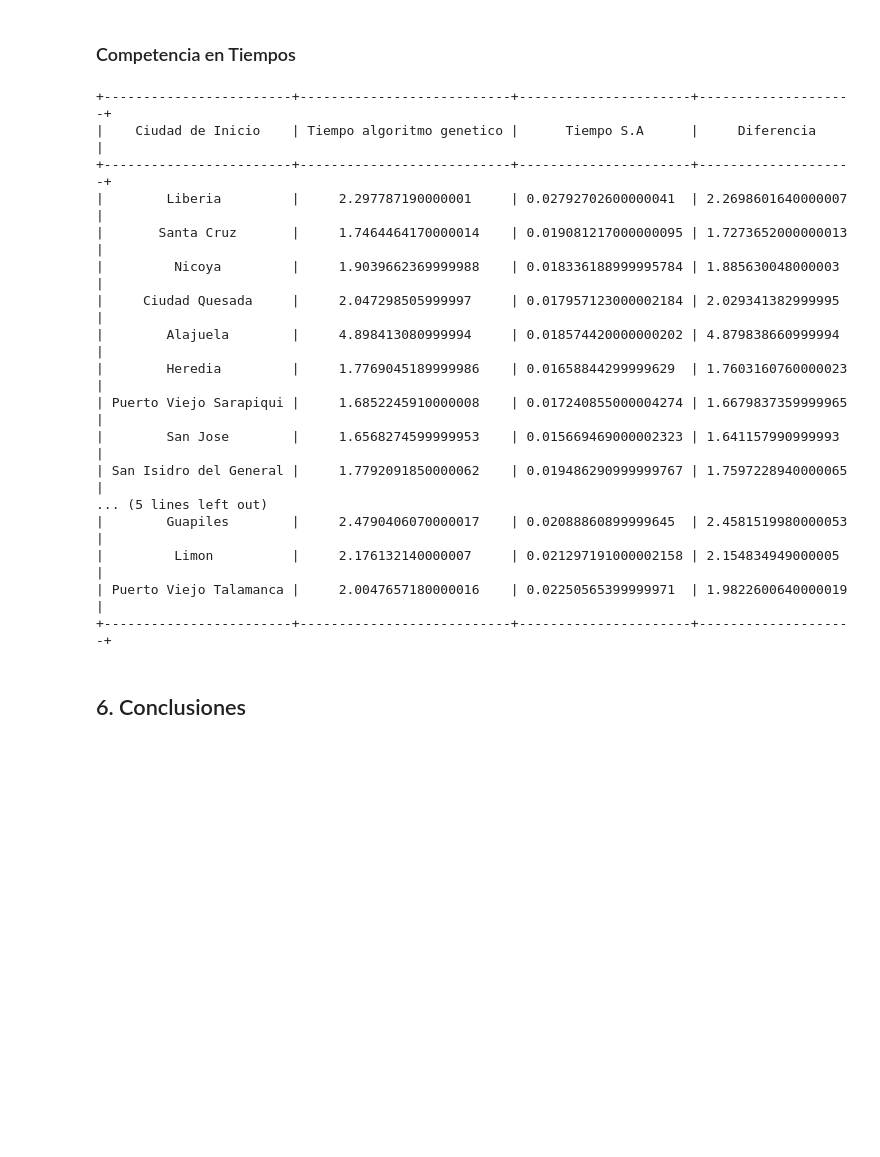
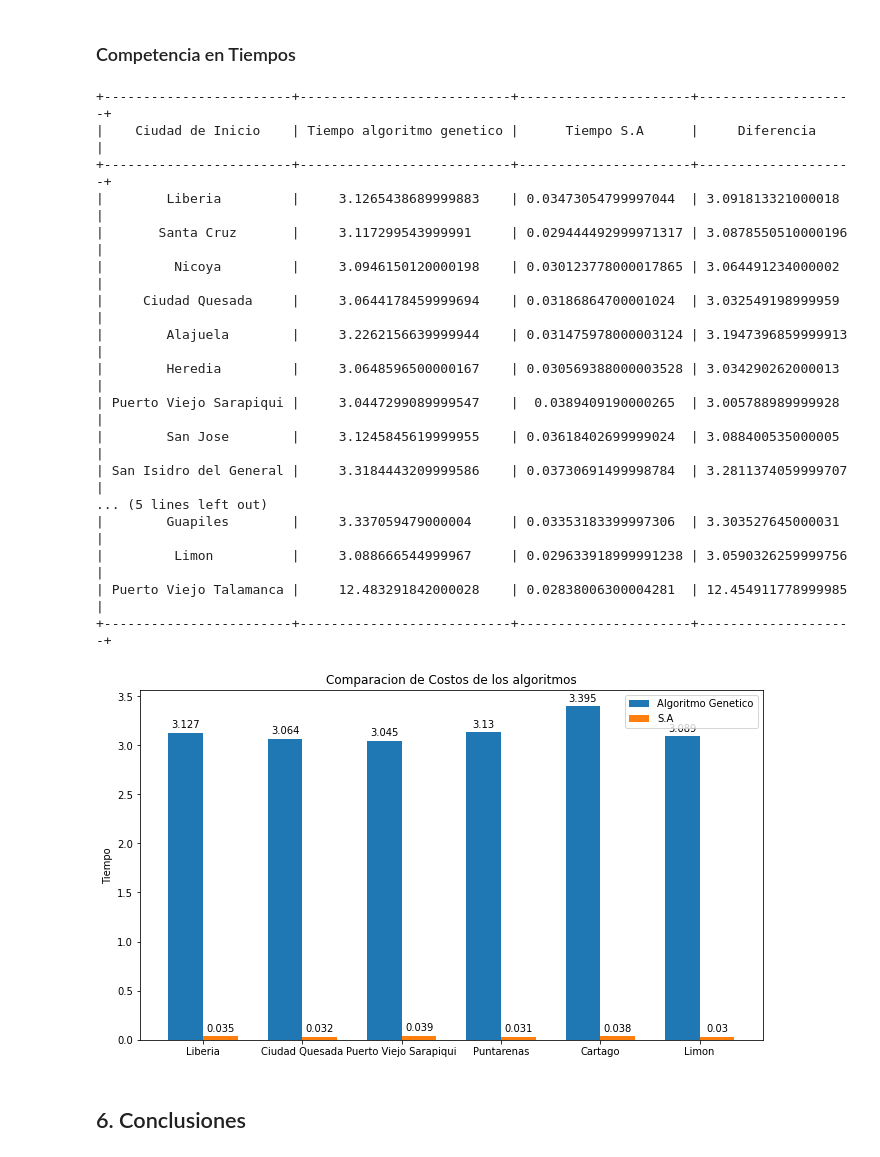
Before and after one commit to IC-3002/ic-3002-2020ii-p2-adt32, a Jupyter notebook: Cuaderno-Investigacion.ipynb, the cells around one changed output. Drawn from its saved outputs; the diff is of its cells as text; code cells hidden in the pictures; blank space fills up the shorter version.

Commit message:
Grafico de tiempo

```diff
--- a/Cuaderno-Investigacion.ipynb
+++ b/Cuaderno-Investigacion.ipynb
@@ -209,46 +226,93 @@ plt.show()
 import time
 
 #Añadir A tabla
 CANTIDAD_DE_ITERACIONES = 17
 
 #Tabla
 tabla = PrettyTable(['Ciudad de Inicio', 'Tiempo algoritmo genetico', 'Tiempo S.A', 'Diferencia'])
-
+ciudades = []
+tiempo_genetico = []
+tiempo_sa = []
 
 for i in range(0, CANTIDAD_DE_ITERACIONES):
 
     ciudad = dominioAG.cities[i]
     dominioAG = DominioAGTSP('datos/ciudades_cr.csv', ciudad)
     #Cargaremos los dominios para el S.A
     dominioSP = DominioTSP('datos/ciudades_cr.csv', ciudad)
 
 
     inicioAG = time.process_time()
     x = oag(dominioAG, 100, 0.1, 0.5, 1000)
     deltaAG = time.process_time() - inicioAG
     inicioSA = time.process_time()
     y = osa(dominioSP)
     deltaSA = time.process_time() - inicioSA
+    if i%3 == 0:
+        tiempo_genetico.append(round(deltaAG,3))
+        tiempo_sa.append(round(deltaSA,3))
+        ciudades.append(ciudad)
     tabla.add_row([ciudad,str(deltaAG),str(deltaSA),str(deltaAG-deltaSA)])
 print(tabla)
+
+
+
+x = np.arange(len(ciudades))
+
+width = 0.35
+
+fig, ax = plt.subplots()
+
+
+
+rects1 = ax.bar(x - width/2, tiempo_genetico, width, label='Algoritmo Genetico')
+
+rects2 = ax.bar(x + width/2, tiempo_sa, width, label='S.A')
+
+
+ax.set_ylabel('Tiempo')
+ax.set_title('Comparacion de Costos de los algoritmos')
+ax.set_xticks(x)
+ax.set_xticklabels(ciudades)
+
+ax.legend()
+
+def autolabel(rects):
+    """Funcion para agregar una etiqueta con el valor en cada barra"""
+    for rect in rects:
+        height = rect.get_height()
+        ax.annotate('{}'.format(height),
+                    xy=(rect.get_x() + rect.get_width() / 2, height),
+                    xytext=(0, 3),  # 3 points vertical offset
+                    textcoords="offset points",
+                    ha='center', va='bottom')
+
+autolabel(rects1)
+autolabel(rects2)
+fig.tight_layout()
+fig.set_size_inches(10, 6)
+plt.savefig('doble_barra.png')
+
+plt.show()
 # %% [output]
 +------------------------+---------------------------+----------------------+--------------------+
 |    Ciudad de Inicio    | Tiempo algoritmo genetico |      Tiempo S.A      |     Diferencia     |
 +------------------------+---------------------------+----------------------+--------------------+
-|        Liberia         |     2.297787190000001     | 0.02792702600000041  | 2.2698601640000007 |
-|       Santa Cruz       |     1.7464464170000014    | 0.019081217000000095 | 1.7273652000000013 |
-|         Nicoya         |     1.9039662369999988    | 0.018336188999995784 | 1.885630048000003  |
-|     Ciudad Quesada     |     2.047298505999997     | 0.017957123000002184 | 2.029341382999995  |
-|        Alajuela        |     4.898413080999994     | 0.018574420000000202 | 4.879838660999994  |
-|        Heredia         |     1.7769045189999986    | 0.01658844299999629  | 1.7603160760000023 |
-| Puerto Viejo Sarapiqui |     1.6852245910000008    | 0.017240855000004274 | 1.6679837359999965 |
-|        San Jose        |     1.6568274599999953    | 0.015669469000002323 | 1.641157990999993  |
-| San Isidro del General |     1.7792091850000062    | 0.019486290999999767 | 1.7597228940000065 |
+|        Liberia         |     3.1265438689999883    | 0.03473054799997044  | 3.091813321000018  |
+|       Santa Cruz       |     3.117299543999991     | 0.029444492999971317 | 3.0878550510000196 |
+|         Nicoya         |     3.0946150120000198    | 0.030123778000017865 | 3.064491234000002  |
+|     Ciudad Quesada     |     3.0644178459999694    | 0.03186864700001024  | 3.032549198999959  |
+|        Alajuela        |     3.2262156639999944    | 0.031475978000003124 | 3.1947396859999913 |
+|        Heredia         |     3.0648596500000167    | 0.030569388000003528 | 3.034290262000013  |
+| Puerto Viejo Sarapiqui |     3.0447299089999547    |  0.0389409190000265  | 3.005788989999928  |
+|        San Jose        |     3.1245845619999955    | 0.03618402699999024  | 3.088400535000005  |
+| San Isidro del General |     3.3184443209999586    | 0.03730691499998784  | 3.2811374059999707 |
 ... (5 lines left out)
-|        Guapiles        |     2.4790406070000017    | 0.02088860899999645  | 2.4581519980000053 |
-|         Limon          |     2.176132140000007     | 0.021297191000002158 | 2.154834949000005  |
-| Puerto Viejo Talamanca |     2.0047657180000016    | 0.02250565399999971  | 1.9822600640000019 |
+|        Guapiles        |     3.337059479000004     | 0.03353183399997306  | 3.303527645000031  |
+|         Limon          |     3.088666544999967     | 0.029633918999991238 | 3.0590326259999756 |
+| Puerto Viejo Talamanca |     12.483291842000028    | 0.02838006300004281  | 12.454911778999985 |
 +------------------------+---------------------------+----------------------+--------------------+
+[figure, added]
 # %% [markdown]
 ## 6. Conclusiones
 # %% [markdown]
```
Also changed, not shown: parts of 6 cells of this notebook, 1 other file.
